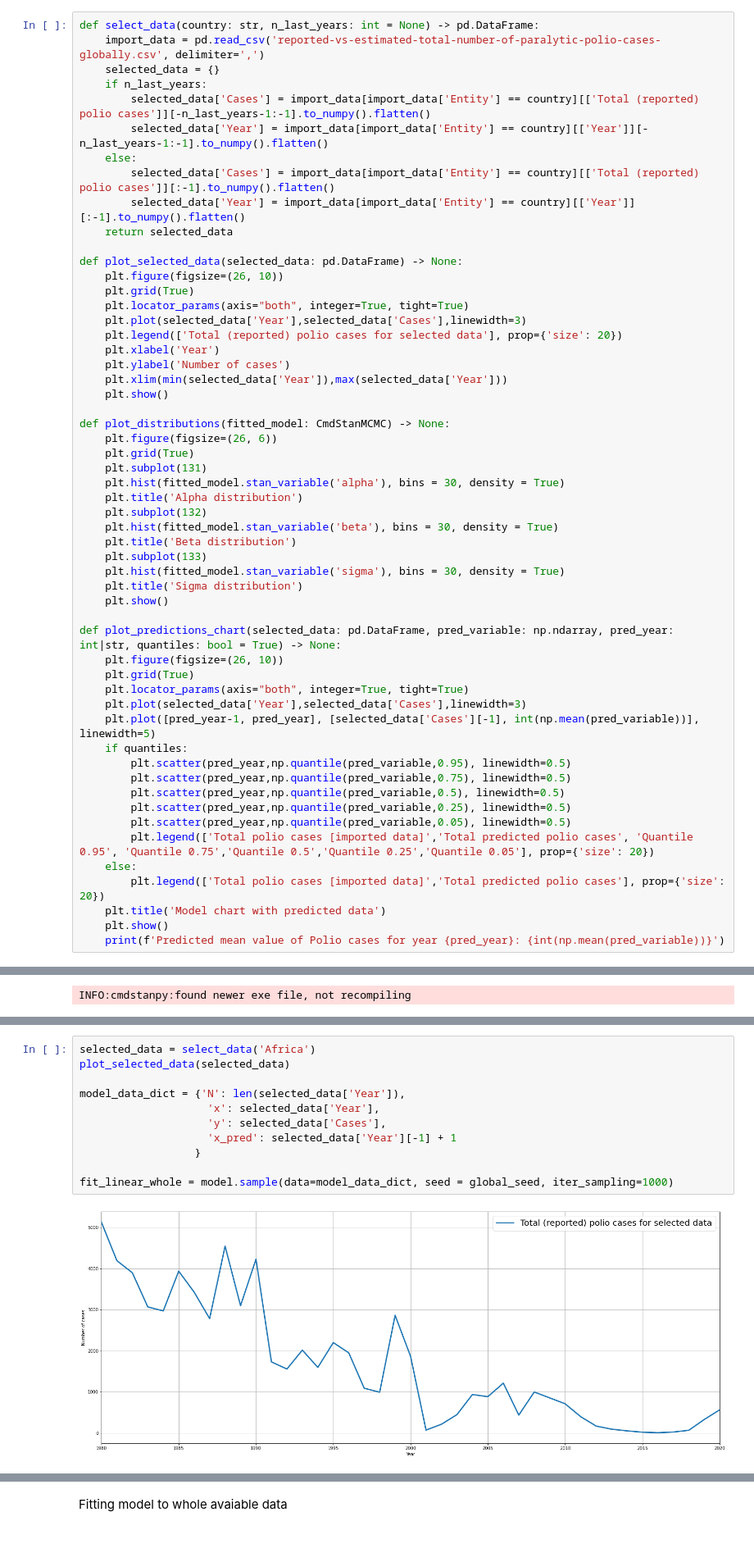
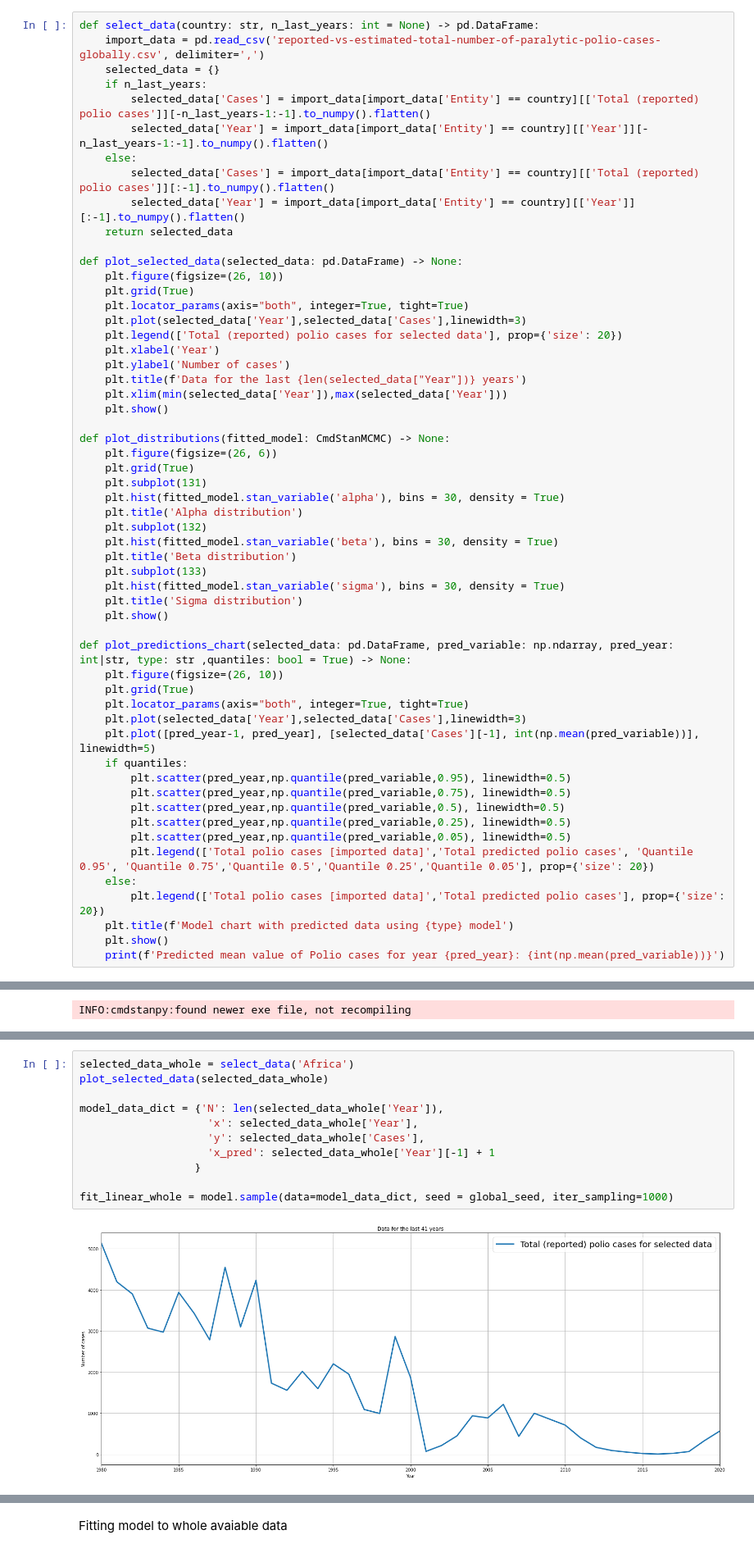
Before and after one commit to FOlszowski/DataAnalysisProject, a Jupyter notebook: Project_notebook.ipynb, the cells around one changed output, grey strips where cells are left out. Shown at 82% size. Saved outputs shown, nothing was run; the diff lists cells and outputs as text.

```diff
--- a/Project_notebook.ipynb
+++ b/Project_notebook.ipynb
@@ -34,6 +45,7 @@ def plot_selected_data(selected_data: pd.DataFrame) -> None:
     plt.legend(['Total (reported) polio cases for selected data'], prop={'size': 20})
     plt.xlabel('Year')
     plt.ylabel('Number of cases')
+    plt.title(f'Data for the last {len(selected_data["Year"])} years')
     plt.xlim(min(selected_data['Year']),max(selected_data['Year']))
     plt.show()
 
@@ -51,7 +63,7 @@ def plot_distributions(fitted_model: CmdStanMCMC) -> None:
     plt.title('Sigma distribution')
     plt.show()
 
-def plot_predictions_chart(selected_data: pd.DataFrame, pred_variable: np.ndarray, pred_year: int|str, quantiles: bool = True) -> None:
+def plot_predictions_chart(selected_data: pd.DataFrame, pred_variable: np.ndarray, pred_year: int|str, type: str ,quantiles: bool = True) -> None:
     plt.figure(figsize=(26, 10))
     plt.grid(True)
     plt.locator_params(axis="both", integer=True, tight=True)
@@ -66,7 +78,7 @@ def plot_predictions_chart(selected_data: pd.DataFrame, pred_variable: np.ndarra
         plt.legend(['Total polio cases [imported data]','Total predicted polio cases', 'Quantile 0.95', 'Quantile 0.75','Quantile 0.5','Quantile 0.25','Quantile 0.05'], prop={'size': 20})
     else:
         plt.legend(['Total polio cases [imported data]','Total predicted polio cases'], prop={'size': 20})
-    plt.title('Model chart with predicted data')
+    plt.title(f'Model chart with predicted data using {type} model')
     plt.show()
     print(f'Predicted mean value of Polio cases for year {pred_year}: {int(np.mean(pred_variable))}')
 # %% [markdown]
@@ -228,16 +191,16 @@ INFO:cmdstanpy:found newer exe file, not recompiling
 # %%
-selected_data = select_data('Africa')
-plot_selected_data(selected_data)
+selected_data_whole = select_data('Africa')
+plot_selected_data(selected_data_whole)
 
-model_data_dict = {'N': len(selected_data['Year']),
-                    'x': selected_data['Year'],
-                    'y': selected_data['Cases'],
-                    'x_pred': selected_data['Year'][-1] + 1
+model_data_dict = {'N': len(selected_data_whole['Year']),
+                    'x': selected_data_whole['Year'],
+                    'y': selected_data_whole['Cases'],
+                    'x_pred': selected_data_whole['Year'][-1] + 1
                   }
 
 fit_linear_whole = model.sample(data=model_data_dict, seed = global_seed, iter_sampling=1000)
 # %% [output]
-[figure, old version]
+[figure, new version]
 INFO:cmdstanpy:CmdStan start processing
 chain 1 |          | 00:00 Status
 chain 2 |          | 00:00 Status
```
Also changed, not shown: parts of 46 cells of this notebook.
